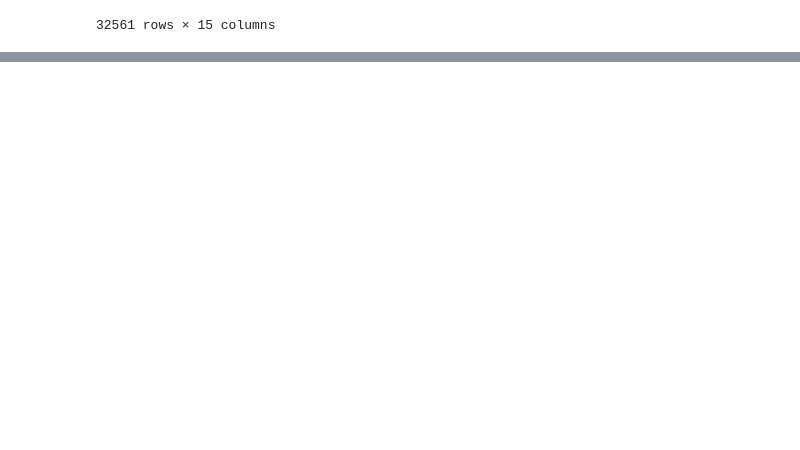
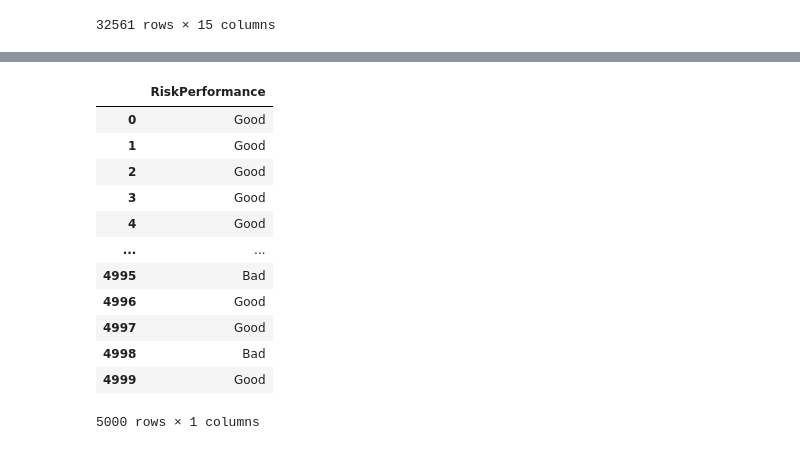
Before and after one commit to arc-arnob/Silofuse-reproduced, a Jupyter notebook: notebooks/1.0-vae-tvae-initial.ipynb, the cells around one changed output, grey strips where cells are left out. Saved outputs shown, nothing was run; the diff lists cells and outputs as text; code cells hidden in the pictures; blank space fills up the shorter version.

```diff
--- a/notebooks/1.0-vae-tvae-initial.ipynb
+++ b/notebooks/1.0-vae-tvae-initial.ipynb
@@ -1133,0 +1188,20 @@ adult_gen
+# %%
+data_np = np.load('../data/external/heloc_latent/y_train.npy')
+np_df = pd.DataFrame(data_np)
+np_df.columns = ['RiskPerformance']
+np_df['RiskPerformance'] = np_df['RiskPerformance'].replace({0: 'Bad', 1: 'Good'})
+np_df
+# %% [output]
+|  | RiskPerformance |
+| 0 | Good |
+| 1 | Good |
+| 2 | Good |
+| 3 | Good |
+| 4 | Good |
+| ... | ... |
+| 4995 | Bad |
+| 4996 | Good |
+| 4997 | Good |
+| 4998 | Bad |
+| 4999 | Good |
+5000 rows × 1 columns
```
Also changed, not shown: parts of 14 cells of this notebook, 5 other files.
